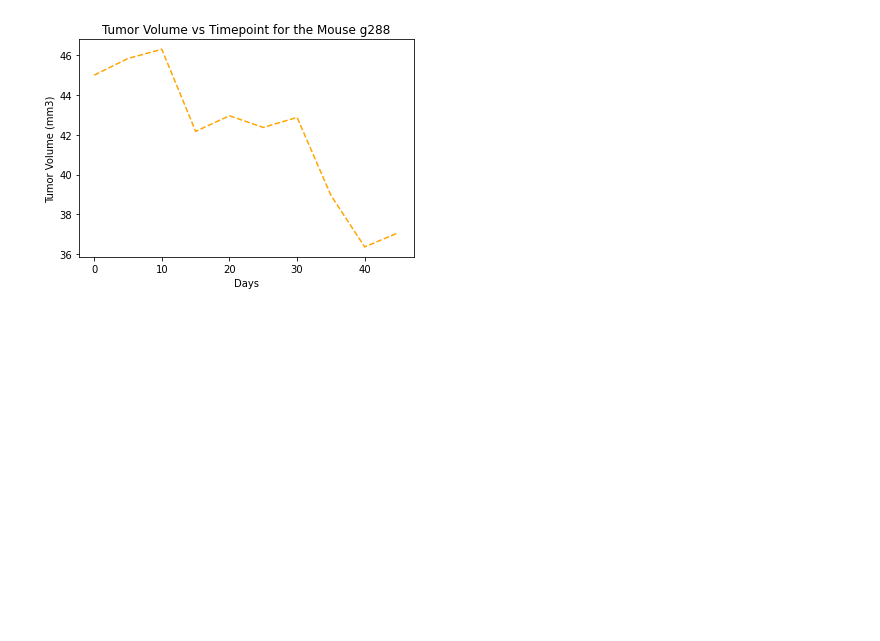
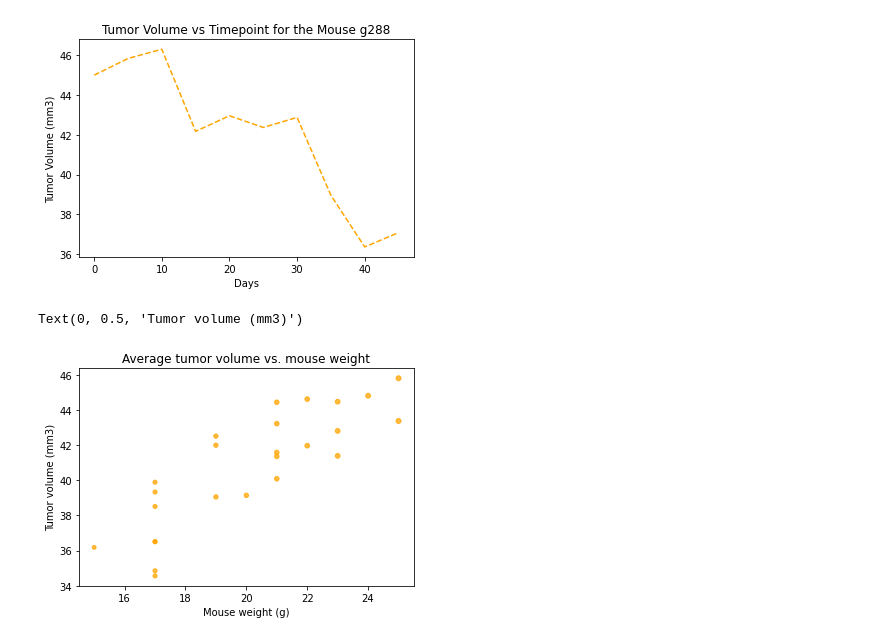
Before and after one commit to carlosmendozaj/Matplotlib_Homework, a Jupyter notebook: Main.ipynb, the cells around one changed output. Drawn from its saved outputs; the diff is of its cells as text; code cells hidden in the pictures; blank space fills up the shorter version.

```diff
--- a/Main.ipynb
+++ b/Main.ipynb
@@ -286,3 +299,18 @@ plt.ylabel("Tumor Volume (mm3)")
 # %% [output]
 Text(0, 0.5, 'Tumor Volume (mm3)')
 [figure]
+# %%
+# Generate a scatter plot of average tumor volume vs. mouse weight for the Capomulin regimen
+cap_groupby =capomulin_mice.groupby(["Mouse ID"]).mean()
+cap_groupby.head()
+
+avg_tumor_vol = cap_groupby["Weight (g)"]
+avg_weight = cap_groupby["Tumor Volume (mm3)"]
+
+plt.scatter(avg_tumor_vol, avg_weight, marker="o", facecolors="orange", s=avg_tumor_vol, alpha=0.75)
+plt.title( "Average tumor volume vs. mouse weight")
+plt.xlabel("Mouse weight (g)")
+plt.ylabel("Tumor volume (mm3)")
+# %% [output]
+Text(0, 0.5, 'Tumor volume (mm3)')
+[figure, added]
```
Also changed, not shown: parts of 5 cells of this notebook.
